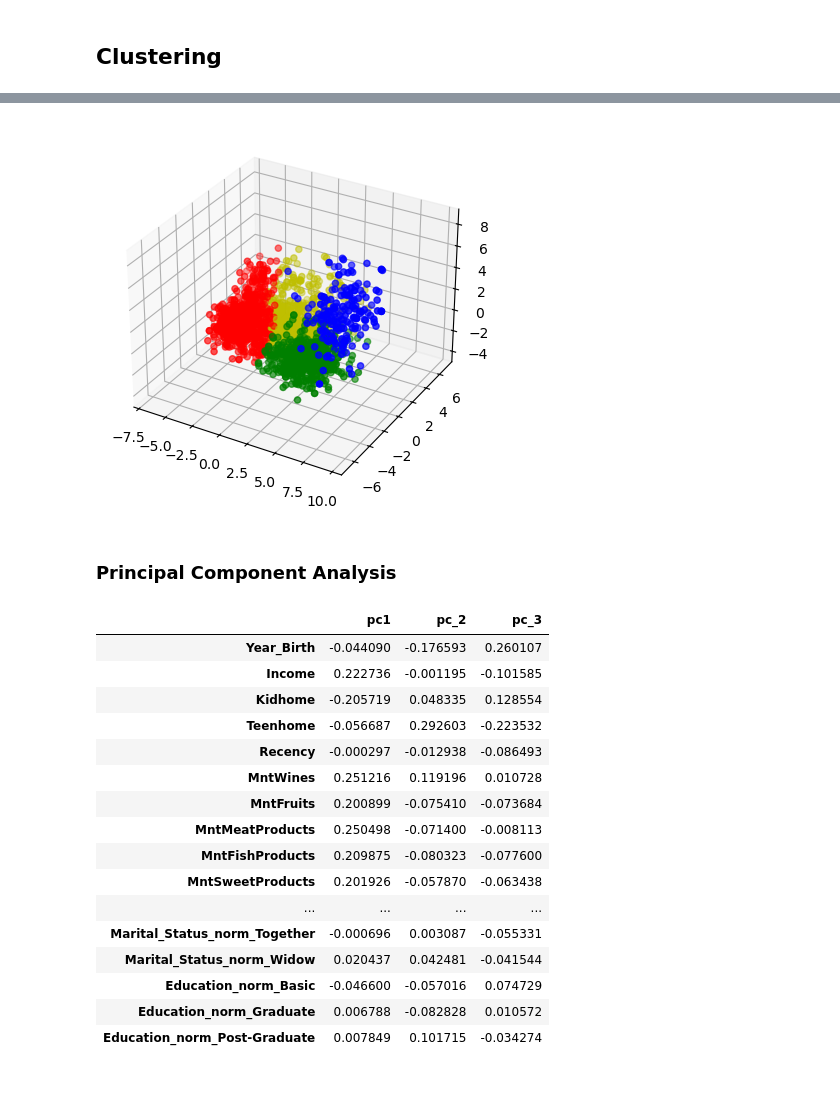
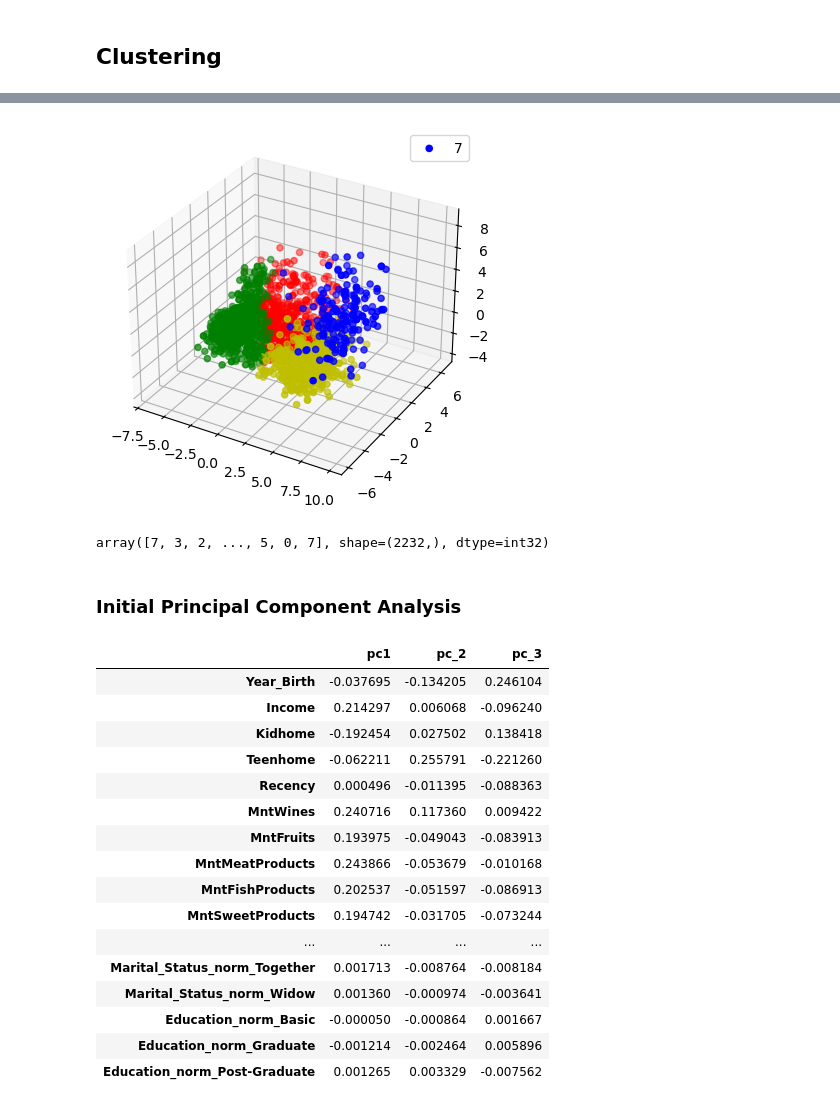
Before and after one commit to hamedtaeb/Smart-Budget-Planner, a Jupyter notebook: project.ipynb, the cells around one changed output, grey strips where cells are left out. Cells and saved outputs as stored; diff of their text form; code cells hidden in the pictures.

```diff
--- a/project.ipynb
+++ b/project.ipynb
@@ -633,4 +641 @@ Responded               0
 dtype: int64
-# %%
-# Filling missing values with 0 as it divided by
-df = df.fillna(0)
@@ -636,0 +654,6 @@ df = df.fillna(0)
+# %%
+# Dropping rows
+df = df[~df["AvgMntPerPurchase"].isna()]
+
+# Confirming changes
+df.isna().sum().sort_values(ascending=False).head(3)
@@ -672,7 +726,7 @@ Index(['Year_Birth', 'Income', 'Kidhome', 'Teenhome', 'Recency', 'MntWines',
       dtype='object')
 # %%
-# Declaring numeric features
-numeric = list(set(df_ohe.columns) - set(cat_cols))
+# Declaring numeric features for scaling
+numeric = list(set(df_ohe.columns) - set(ohe.get_feature_names_out()) - set(hierarchical_cols))
 
 numeric
 # %% [output]
@@ -718,0 +750,17 @@ df_scaled[numeric]
+# %%
+# Checking for missing values
+print(f"Missing values: {df_ohe.isna().sum().sort_values(ascending=False)[0]}")
+
+# Dropping rows with missing values
+df_ohe = df_ohe.dropna()
+
+# Confirming values dropped
+print(f"Missing values left: {df_ohe.isna().sum()[0]}")
+# Scaling numeric features
+scaler = StandardScaler()
+
+# Transforming numeric features
+df_scaled = df_ohe.copy()
+df_scaled[numeric] = scaler.fit_transform(df_ohe[numeric])
+
+df_scaled[numeric]
@@ -766,23 +828,33 @@ Text(0.5, 1.0, 'Principle Component Clustering')
 # %%
-pca = PCA(n_components=3, random_state=state)
+n_components = 3
+# Decalaring column names for pc dataframe
+col_names = [f"pc_{i+1}" for i in range(n_components)]
+
+# Instantiating PCA
+pca = PCA(n_components=n_components, random_state=state)
 df_pca = pca.fit_transform(df_scaled)
-df_pca = pd.DataFrame(df_pca, columns=["pc_1", "pc_2", "pc_3"])
+df_pca = pd.DataFrame(df_pca, columns=col_names)
 
 kmeans_pca = KMeans(n_clusters=4)
 
 pca_pred = kmeans_pca.fit_predict(df_pca)
 # pca_pred = pd.DataFrame(pca_pred, columns=df_pca.columns)
 
 fig = plt.figure()
 ax = fig.add_subplot(111, projection='3d')
 colors = ['r','g','b','y']
 cluster_colors = [colors[label] for label in pca_pred]
 axes3d.Axes3D.scatter(xs=df_pca["pc_1"], ys=df_pca["pc_2"], zs=df_pca["pc_3"], ax=ax, c=cluster_colors)
 
 # plt.scatter(cluster_centers[:,0], cluster_centers[:,1], label="Cluster Centroids", marker='*', s=300, c='r')
+plt.legend(labels=labels)
 plt.show()
 # %% [output]
-[figure, old version]
+[figure, new version]
+# %%
+labels
+# %% [output]
+array([7, 3, 2, ..., 5, 0, 7], shape=(2232,), dtype=int32)
 # %%
 df_pca["cluster"] = pca_pred.astype('str')
 
@@ -799,29 +871,29 @@ fig = px.scatter_3d(
 fig.update_traces(marker=dict(size=4))
 fig.show()
 # %% [markdown]
-### Principal Component Analysis
+### Initial Principal Component Analysis
 # %%
 # Extracting original column names
 col_names = list(df_scaled.columns)
 
-loadings_df = pd.DataFrame(pca.components_.T, columns=["pc1", "pc_2", "pc_3"], index=col_names)
+loadings_df = pd.DataFrame(pca.components_.T, columns=["pc1", "pc_2", "pc_3", "pc_4", "pc_5"], index=col_names)
 
 loadings_df
 # %% [output]
 |  | pc1 | pc_2 | pc_3 |
-| Year_Birth | -0.044090 | -0.176593 | 0.260107 |
-| Income | 0.222736 | -0.001195 | -0.101585 |
-| Kidhome | -0.205719 | 0.048335 | 0.128554 |
-| Teenhome | -0.056687 | 0.292603 | -0.223532 |
-| Recency | -0.000297 | -0.012938 | -0.086493 |
-| MntWines | 0.251216 | 0.119196 | 0.010728 |
-| MntFruits | 0.200899 | -0.075410 | -0.073684 |
-| MntMeatProducts | 0.250498 | -0.071400 | -0.008113 |
-| MntFishProducts | 0.209875 | -0.080323 | -0.077600 |
-| MntSweetProducts | 0.201926 | -0.057870 | -0.063438 |
+| Year_Birth | -0.037695 | -0.134205 | 0.246104 |
+| Income | 0.214297 | 0.006068 | -0.096240 |
+| Kidhome | -0.192454 | 0.027502 | 0.138418 |
+| Teenhome | -0.062211 | 0.255791 | -0.221260 |
+| Recency | 0.000496 | -0.011395 | -0.088363 |
+| MntWines | 0.240716 | 0.117360 | 0.009422 |
+| MntFruits | 0.193975 | -0.049043 | -0.083913 |
+| MntMeatProducts | 0.243866 | -0.053679 | -0.010168 |
+| MntFishProducts | 0.202537 | -0.051597 | -0.086913 |
+| MntSweetProducts | 0.194742 | -0.031705 | -0.073244 |
 | ... | ... | ... | ... |
-| Marital_Status_norm_Together | -0.000696 | 0.003087 | -0.055331 |
-| Marital_Status_norm_Widow | 0.020437 | 0.042481 | -0.041544 |
-| Education_norm_Basic | -0.046600 | -0.057016 | 0.074729 |
-| Education_norm_Graduate | 0.006788 | -0.082828 | 0.010572 |
-| Education_norm_Post-Graduate | 0.007849 | 0.101715 | -0.034274 |
+| Marital_Status_norm_Together | 0.001713 | -0.008764 | -0.008184 |
+| Marital_Status_norm_Widow | 0.001360 | -0.000974 | -0.003641 |
+| Education_norm_Basic | -0.000050 | -0.000864 | 0.001667 |
+| Education_norm_Graduate | -0.001214 | -0.002464 | 0.005896 |
+| Education_norm_Post-Graduate | 0.001265 | 0.003329 | -0.007562 |
```
Also changed, not shown: parts of 23 cells of this notebook.
